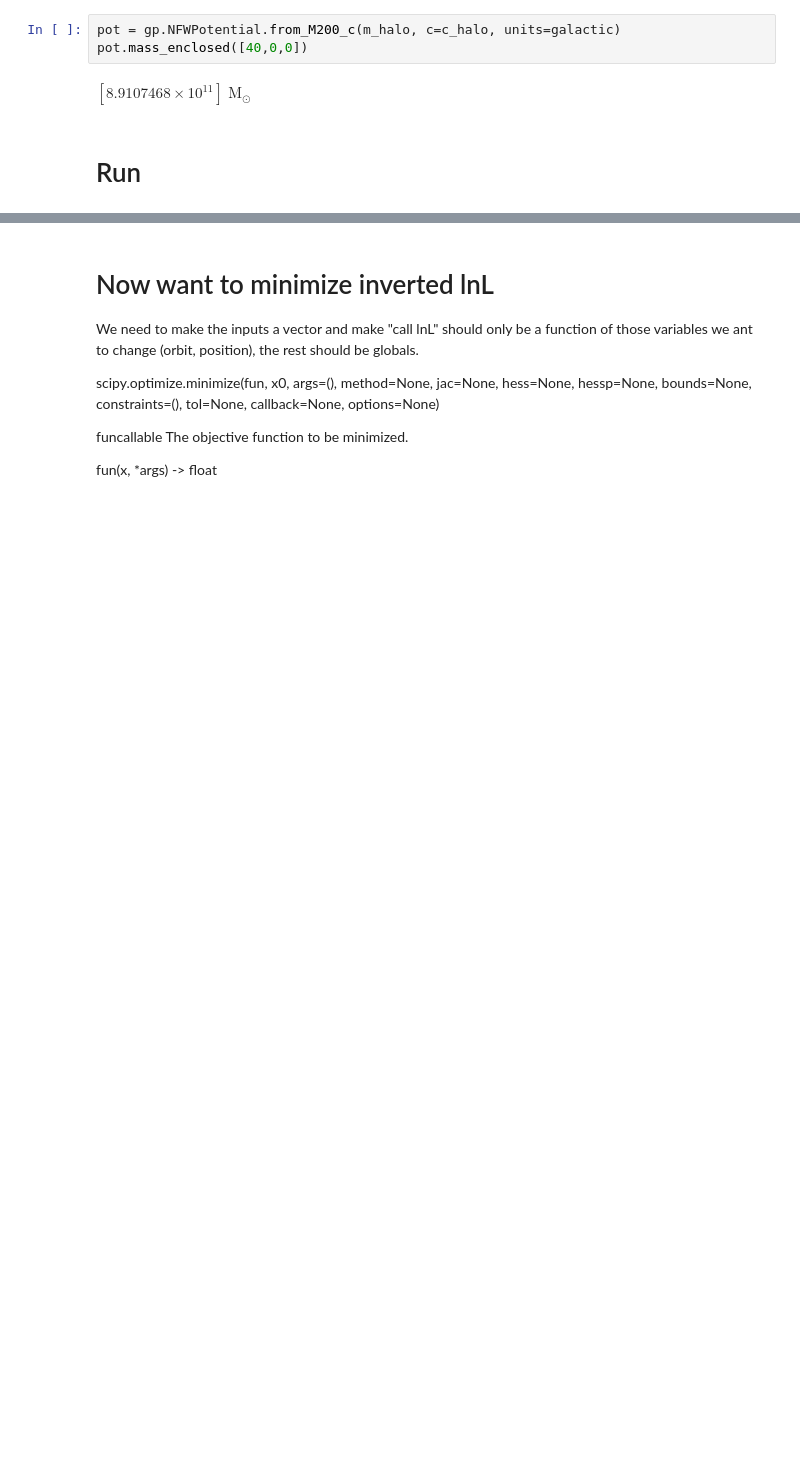
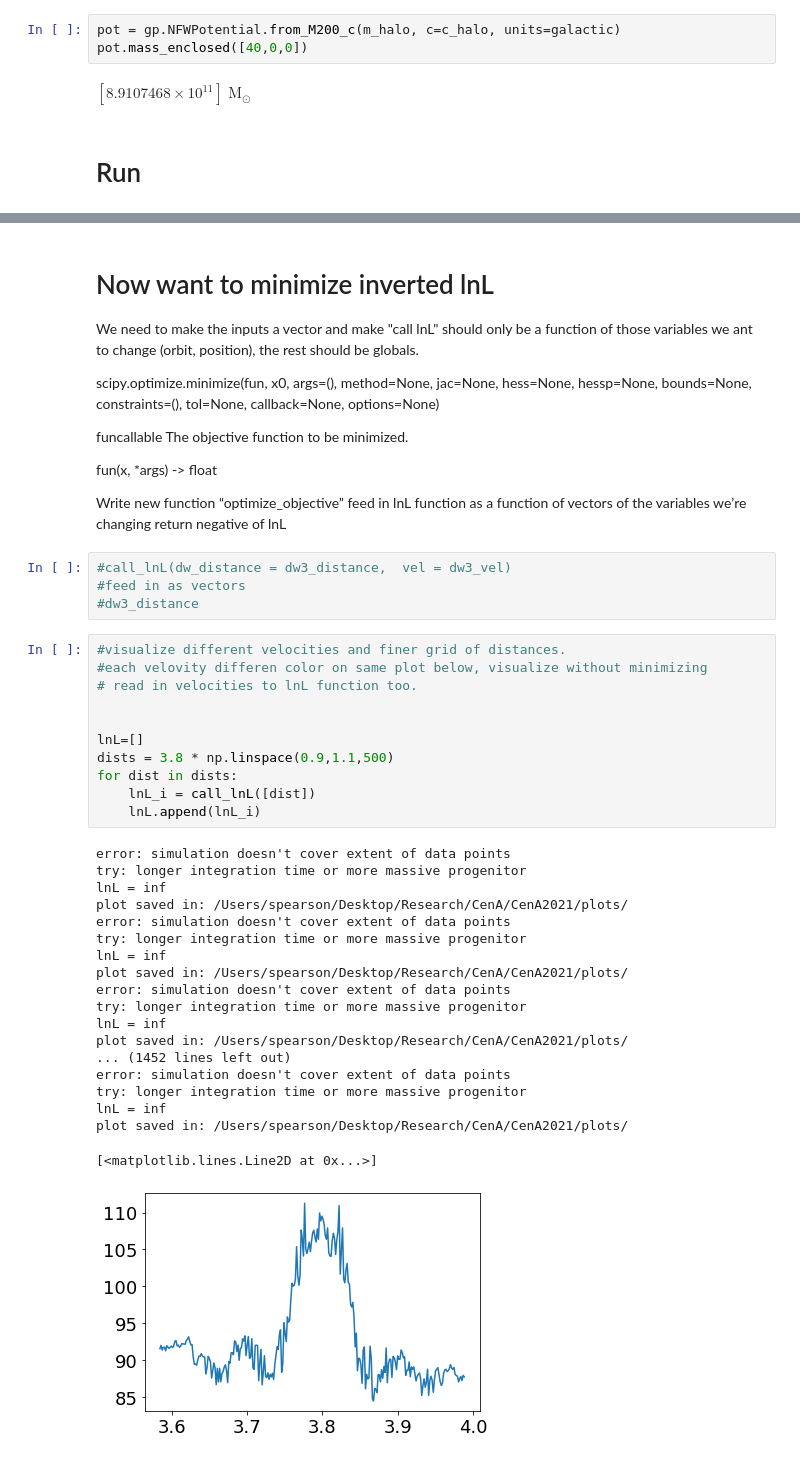
Before and after one commit to sapearson/CenA, a Jupyter notebook: notebooks/Call_lnL.ipynb, the cells around one changed output, grey strips where cells are left out. Cells and saved outputs as stored; diff of their text form; blank space fills up the shorter version.

```diff
--- a/notebooks/Call_lnL.ipynb
+++ b/notebooks/Call_lnL.ipynb
@@ -467,3 +508,42 @@ funcallable
 The objective function to be minimized.
 
 fun(x, *args) -> float
+
+Write new function “optimize_objective”
+feed in lnL function as a function of vectors of the variables we’re changing
+return negative of lnL
+# %%
+#call_lnL(dw_distance = dw3_distance,  vel = dw3_vel)
+#feed in as vectors
+#dw3_distance
+# %%
+#visualize different velocities and finer grid of distances.
+#each velovity differen color on same plot below, visualize without minimizing
+# read in velocities to lnL function too.
+
+
+lnL=[]
+dists = 3.8 * np.linspace(0.9,1.1,500)
+for dist in dists:
+    lnL_i = call_lnL([dist])
+    lnL.append(lnL_i)
+# %% [output]
+error: simulation doesn't cover extent of data points
+try: longer integration time or more massive progenitor
+lnL = inf
+plot saved in: /Users/spearson/Desktop/Research/CenA/CenA2021/plots/
+error: simulation doesn't cover extent of data points
+try: longer integration time or more massive progenitor
+lnL = inf
+plot saved in: /Users/spearson/Desktop/Research/CenA/CenA2021/plots/
+error: simulation doesn't cover extent of data points
+try: longer integration time or more massive progenitor
+lnL = inf
+plot saved in: /Users/spearson/Desktop/Research/CenA/CenA2021/plots/
+... (1452 lines left out)
+error: simulation doesn't cover extent of data points
+try: longer integration time or more massive progenitor
+lnL = inf
+plot saved in: /Users/spearson/Desktop/Research/CenA/CenA2021/plots/
+[<matplotlib.lines.Line2D at 0x...>]
+[figure, added]
```
Also changed, not shown: parts of 11 cells of this notebook.
